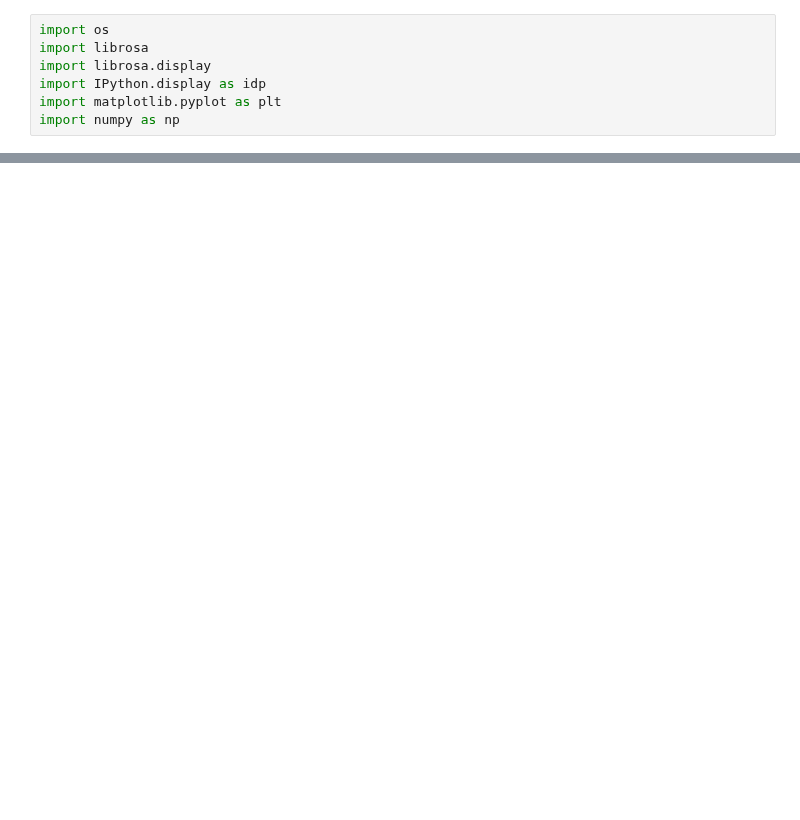
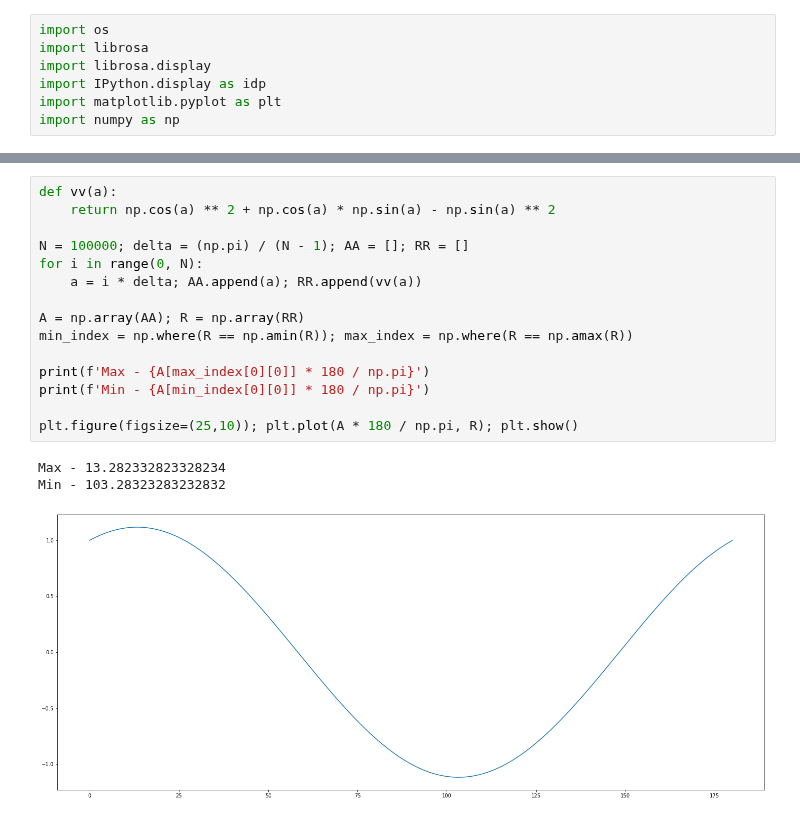
Before and after one commit to BigMountainTiger/python-excercise-repository, a Jupyter notebook: librosa_example/frequency-domain/MEL_Spectrum_experiment.ipynb, the cells around one changed output, grey strips where cells are left out. Saved outputs shown, nothing was run; the diff lists cells and outputs as text; blank space fills up the shorter version.

```diff
--- a/librosa_example/frequency-domain/MEL_Spectrum_experiment.ipynb
+++ b/librosa_example/frequency-domain/MEL_Spectrum_experiment.ipynb
@@ -29 +33,20 @@ idp.Audio(file)
 [figure]
+# %%
+def vv(a):
+    return np.cos(a) ** 2 + np.cos(a) * np.sin(a) - np.sin(a) ** 2
+
+N = 100000; delta = (np.pi) / (N - 1); AA = []; RR = []
+for i in range(0, N):
+    a = i * delta; AA.append(a); RR.append(vv(a))
+
+A = np.array(AA); R = np.array(RR)
+min_index = np.where(R == np.amin(R)); max_index = np.where(R == np.amax(R))
+
+print(f'Max - {A[max_index[0][0]] * 180 / np.pi}')
+print(f'Min - {A[min_index[0][0]] * 180 / np.pi}')
+
+plt.figure(figsize=(25,10)); plt.plot(A * 180 / np.pi, R); plt.show()
+# %% [output]
+Max - 13.282332823328234
+Min - 103.28323283232832
+[figure, added]
```
Also changed, not shown: parts of 3 cells of this notebook.
